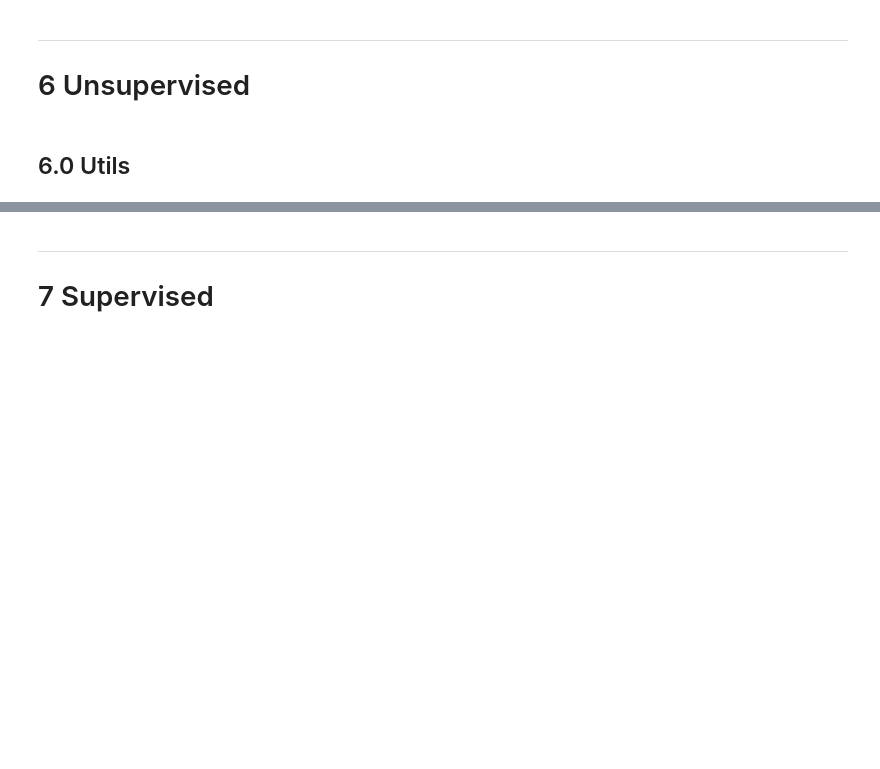
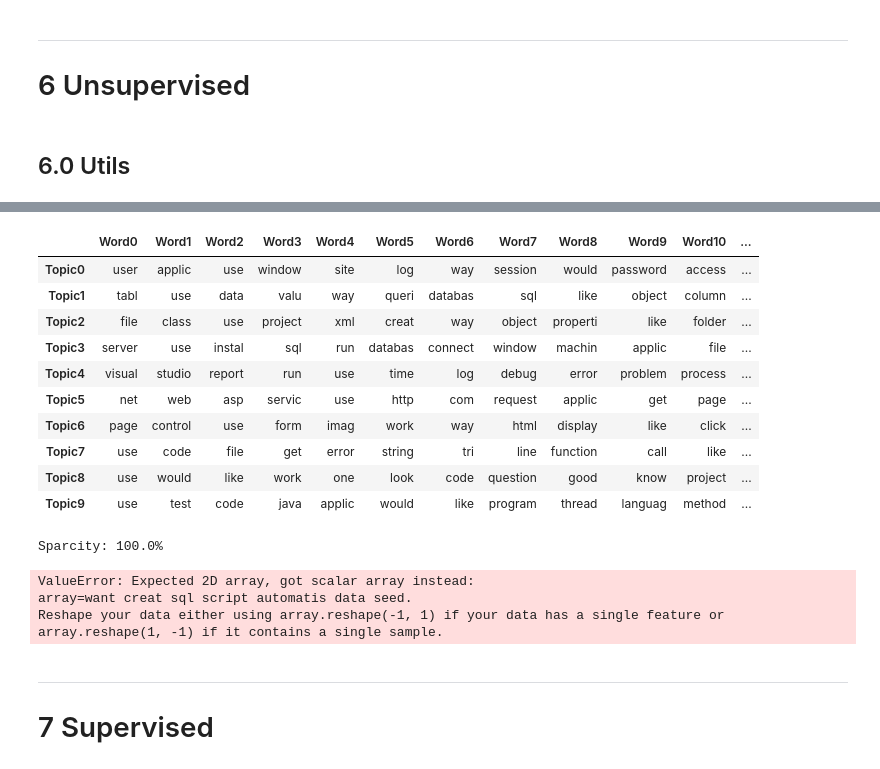
Before and after one commit to curiousmindflow/oc-ml-p5, a Jupyter notebook: modelisation.ipynb, the cells around one changed output, grey strips where cells are left out. Cells and saved outputs as stored; diff of their text form; code cells hidden in the pictures; blank space fills up the shorter version.

```diff
--- a/modelisation.ipynb
+++ b/modelisation.ipynb
@@ -156,8 +214,14 @@ tags = tags_df.Tag
 # %%
 def bow(dataset, max_features=None, min_df=0.0, max_df=1.0):
     vectorizer = CountVectorizer(analyzer="word", tokenizer=None, preprocessor=None, stop_words=None, max_features=max_features, max_df=max_df, min_df=min_df)
-    matrix = vectorizer.fit_transform(dataset).toarray()
+    matrix = vectorizer.fit_transform(dataset)
+
+    data_dense = matrix.todense()
+    print(f"Sparcity: {((data_dense > 0).sum() / data_dense.size)*100:.4}%")
+
     vocab = vectorizer.get_feature_names_out()
+
+    matrix = matrix.toarray()
     bag = pd.DataFrame(data=matrix, columns=vocab)
     return bag
 # %%
@@ -213,4 +269,4 @@ def latent_dirichlet_allocation_tuning(dataset: pd.DataFrame, param_grid: dict):
     gs = GridSearchCV(lda, param_grid)
     gs.fit(data_bow)
 
-    return gs, feature_names
+    return gs, feature_names, data_bow
@@ -216,0 +303,12 @@ def latent_dirichlet_allocation_tuning(dataset: pd.DataFrame, param_grid: dict):
+# %%
+def topic_words(lda_model, feature_names, n_words=20):
+    keywords = np.array(feature_names)
+    topic_keywords = []
+    for topic_weight in lda_model.components_:
+        topic_keyword_locs = (-topic_weight).argsort()[:n_words]
+        topic_keywords.append(feature_names.take(topic_keyword_locs))
+
+    topic_keywords_df = pd.DataFrame(data=topic_keywords)
+    topic_keywords_df.columns = ["Word"+str(i) for i in range(topic_keywords_df.shape[1])]
+    topic_keywords_df.index = ["Topic"+str(i) for i in range(topic_keywords_df.shape[0])]
+    return topic_keywords_df
@@ -241,0 +393,15 @@ if config["unsupervised"]:
+# %%
+topic_keywords_dataset = topic_words(lda_model=gs.best_estimator_, feature_names=feature_names, n_words=20)
+topic_keywords_dataset
+# %% [output]
+|  | Word0 | Word1 | Word2 | Word3 | Word4 | Word5 | Word6 | Word7 | Word8 | Word9 | Word10 | ... |
+| Topic0 | user | applic | use | window | site | log | way | session | would | password | access | ... |
+| Topic1 | tabl | use | data | valu | way | queri | databas | sql | like | object | column | ... |
+| Topic2 | file | class | use | project | xml | creat | way | object | properti | like | folder | ... |
+| Topic3 | server | use | instal | sql | run | databas | connect | window | machin | applic | file | ... |
+| Topic4 | visual | studio | report | run | use | time | log | debug | error | problem | process | ... |
+| Topic5 | net | web | asp | servic | use | http | com | request | applic | get | page | ... |
+| Topic6 | page | control | use | form | imag | work | way | html | display | like | click | ... |
+| Topic7 | use | code | file | get | error | string | tri | line | function | call | like | ... |
+| Topic8 | use | would | like | work | one | look | code | question | good | know | project | ... |
+| Topic9 | use | test | code | java | applic | would | like | program | thread | languag | method | ... |
@@ -242,3 +410,10 @@ if config["unsupervised"]:
+# %%
+make_prediction(lda_model=gs.best_estimator_, sentence=sentence, topic_keywords_dataset=topic_keywords_dataset)
+# %% [output]
+Sparcity: 100.0%
+ValueError: Expected 2D array, got scalar array instead:
+array=want creat sql script automatis data seed.
+Reshape your data either using array.reshape(-1, 1) if your data has a single feature or array.reshape(1, -1) if it contains a single sample.
 # %% [markdown]
 ***
 # 7 Supervised
```
Also changed, not shown: parts of 45 cells of this notebook, 1 other file.
